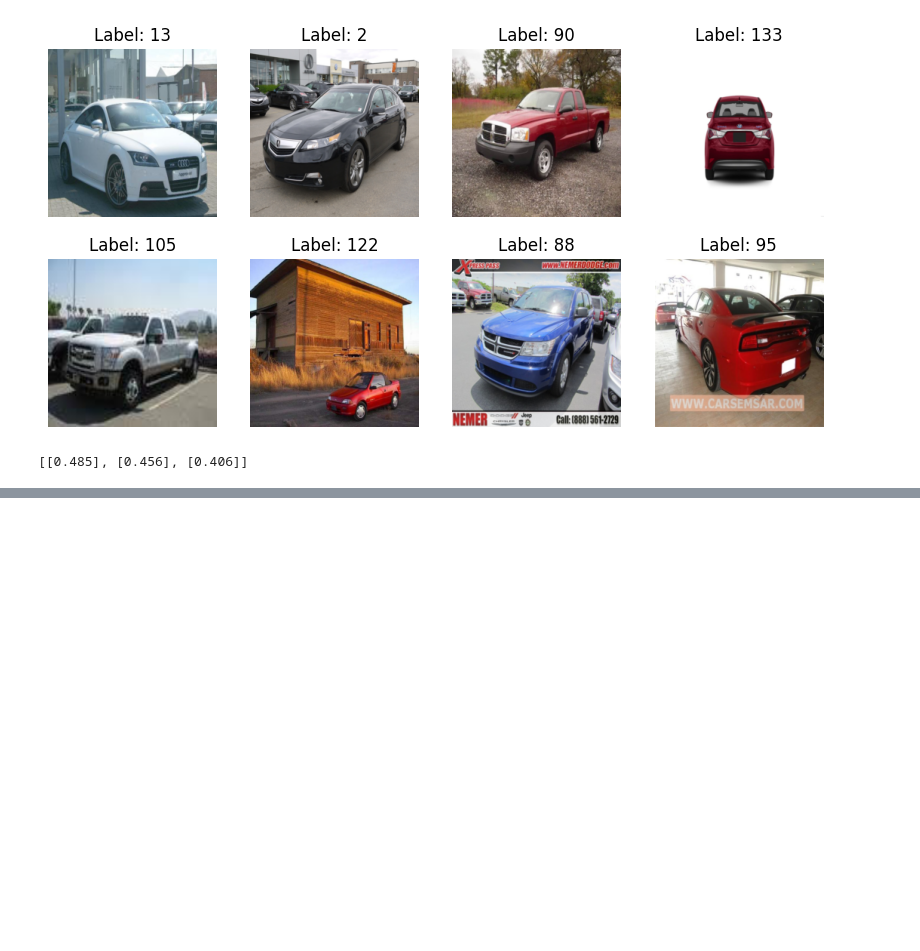
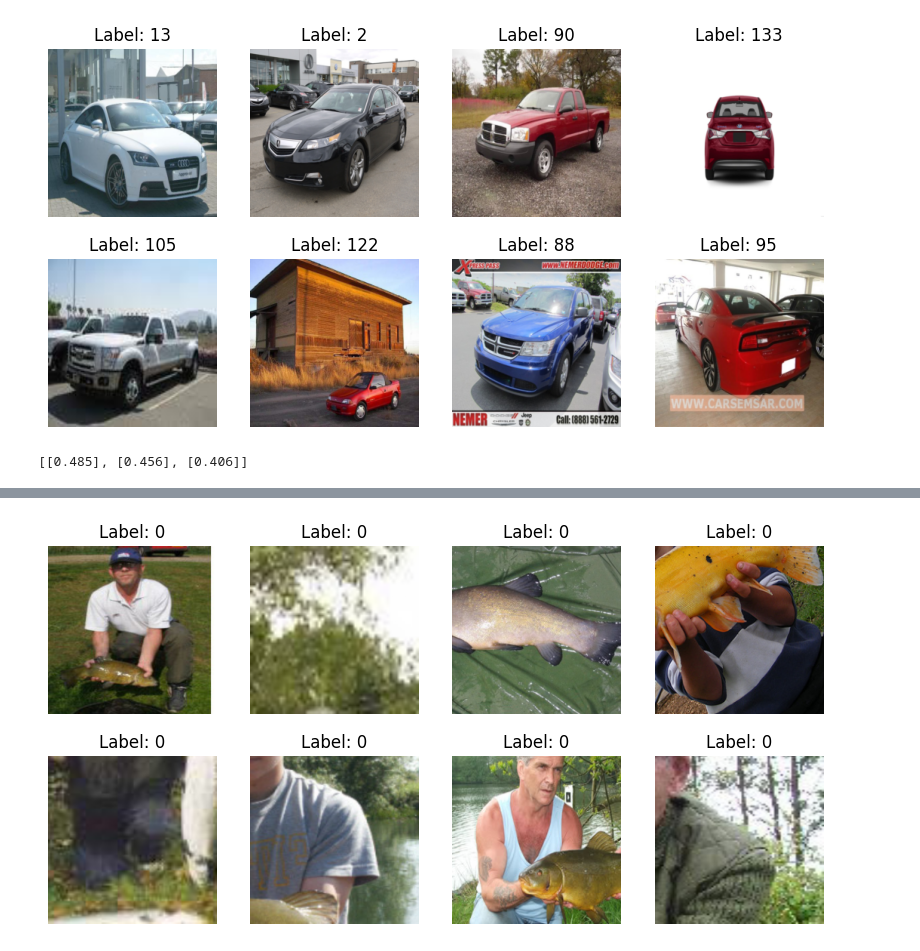
Before and after one commit to maximilianmbeck/tflearning, a Jupyter notebook: notebooks/torch_datasets.ipynb, the cells around one changed output, grey strips where cells are left out. Cells and saved outputs as stored; diff of their text form; code cells hidden in the pictures; blank space fills up the shorter version.

```diff
--- a/notebooks/torch_datasets.ipynb
+++ b/notebooks/torch_datasets.ipynb
@@ -77,0 +106,4 @@ np.array([0.485, 0.456, 0.406])[:,None].tolist()
+# %%
+show_images(imn, num_images=8, shuffle=False)
+# %% [output]
+[figure, added]
```
Also changed, not shown: parts of 19 cells of this notebook, 9 other files.
